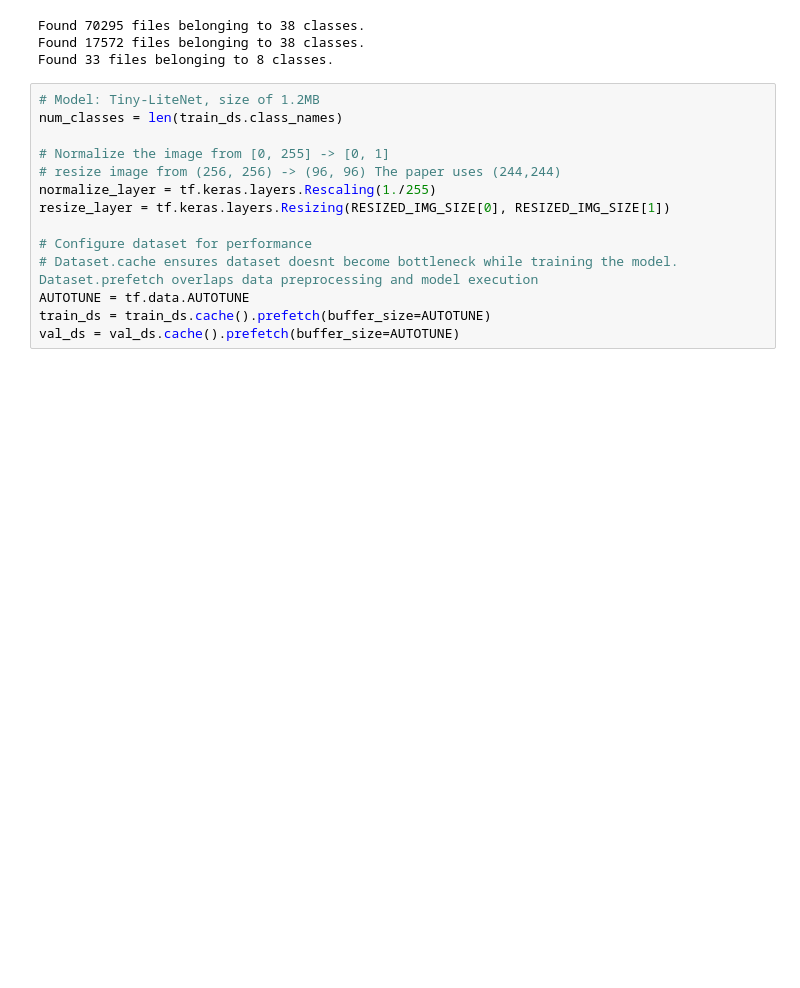
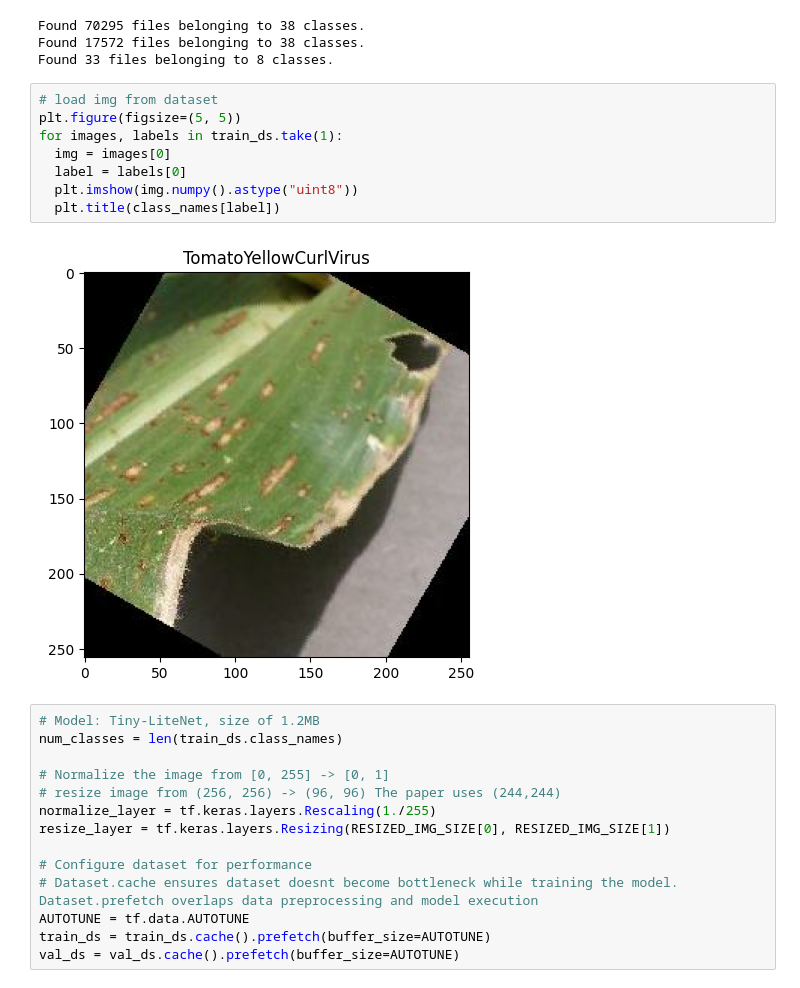
Before and after one commit to zampoan/is-plant-okay, a Jupyter notebook: SOFTWARE/notebook.ipynb, the cells around one changed output. Cells and saved outputs as stored; diff of their text form; blank space fills up the shorter version.

```diff
--- a/SOFTWARE/notebook.ipynb
+++ b/SOFTWARE/notebook.ipynb
@@ -118,6 +116,16 @@ tf.keras.mixed_precision.set_global_policy(policy)
 Found 70295 files belonging to 38 classes.
 Found 17572 files belonging to 38 classes.
 Found 33 files belonging to 8 classes.
+# %%
+# load img from dataset
+plt.figure(figsize=(5, 5))
+for images, labels in train_ds.take(1):
+  img = images[0]
+  label = labels[0]
+  plt.imshow(img.numpy().astype("uint8"))
+  plt.title(class_names[label])
+# %% [output]
+[figure, added]
 # %%
 # Model: Tiny-LiteNet, size of 1.2MB
 num_classes = len(train_ds.class_names)
```
Also changed, not shown: parts of 11 cells of this notebook, 1 other file.
